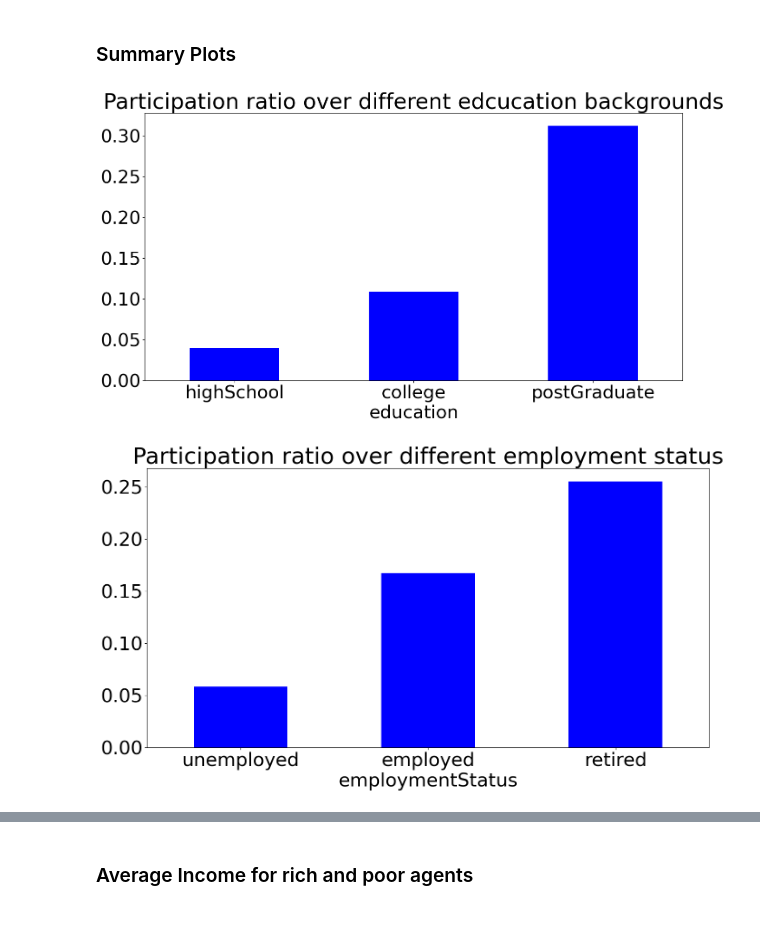
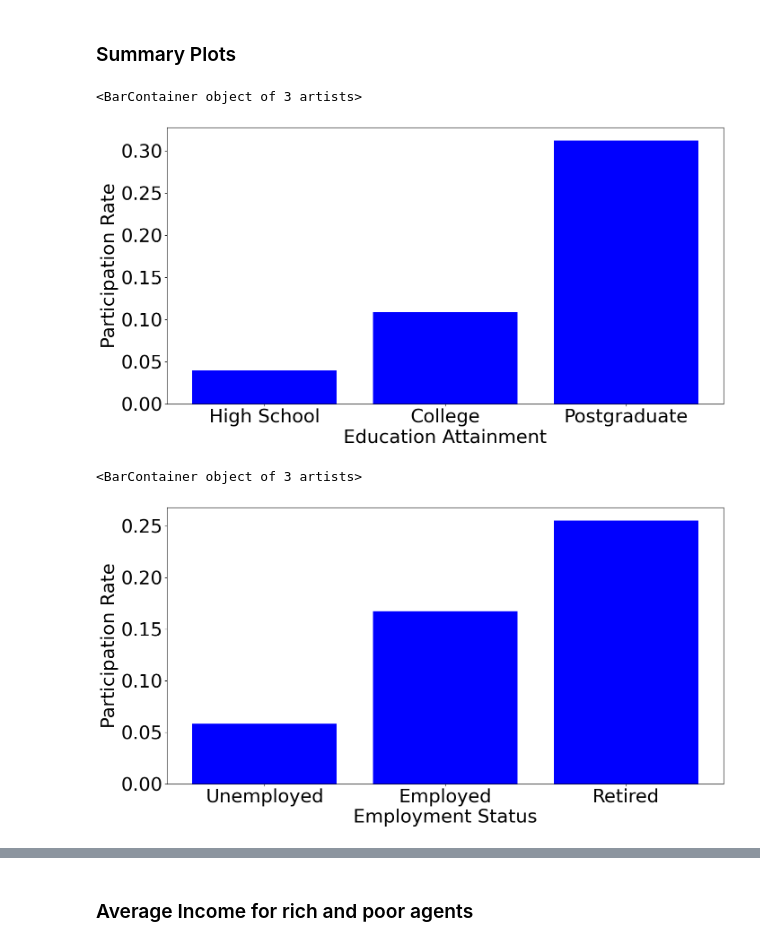
Before and after one commit to dongxulee/lifeCycleP, a Jupyter notebook: family/Household.ipynb, the cells around one changed output, grey strips where cells are left out. Saved outputs shown, nothing was run; the diff lists cells and outputs as text; code cells hidden in the pictures.

```diff
--- a/family/Household.ipynb
+++ b/family/Household.ipynb
@@ -27,16 +27,20 @@ Index(['year', 'composition', 'headCount', 'ageHead', 'liquidWealth',
 # %% [markdown]
 ### Summary Plots
 # %%
-plt.title("Participation ratio over different edcucation backgrounds")
 Fdf.loc[Fdf["education"]=="middleSchool", "education"] = "highSchool"
-Fdf.groupby("education").participation.mean().reindex(["highSchool", "college", "postGraduate"]).plot.bar(color = "blue",rot=0)
-savefig('plots/educationParticipation.jpg')
+a = Fdf.groupby("education").participation.mean().reindex(["highSchool", "college", "postGraduate"]).values
+plt.xlabel("Education Attainment")
+plt.ylabel("Participation Rate")
+plt.bar(x = ['High School', 'College', 'Postgraduate'], height = a, color = "blue")
 # %% [output]
+<BarContainer object of 3 artists>
-[figure, old version]
+[figure, new version]
 # %%
-Fdf.loc[Fdf["employmentStatus"]=="Working", "employmentStatus"] = "employed"
-plt.title("Participation ratio over different employment status")
-Fdf.groupby("employmentStatus").participation.mean().reindex(["unemployed", "employed", "retired"]).plot.bar(color = "blue",rot=0)
-savefig('plots/employmentParticipation.jpg')
+Fdf.loc[Fdf["employmentStatus"]=="Working", "employmentStatus"] = "Employed"
+a = Fdf.groupby("employmentStatus").participation.mean().reindex(["unemployed", "employed", "retired"]).values
+plt.xlabel("Employment Status")
+plt.ylabel("Participation Rate")
+plt.bar(x = ['Unemployed', 'Employed', 'Retired'], height = a, color = "blue")
 # %% [output]
+<BarContainer object of 3 artists>
-[figure, old version]
+[figure, new version]
```
Also changed, not shown: parts of 10 cells of this notebook, 10 other files.
